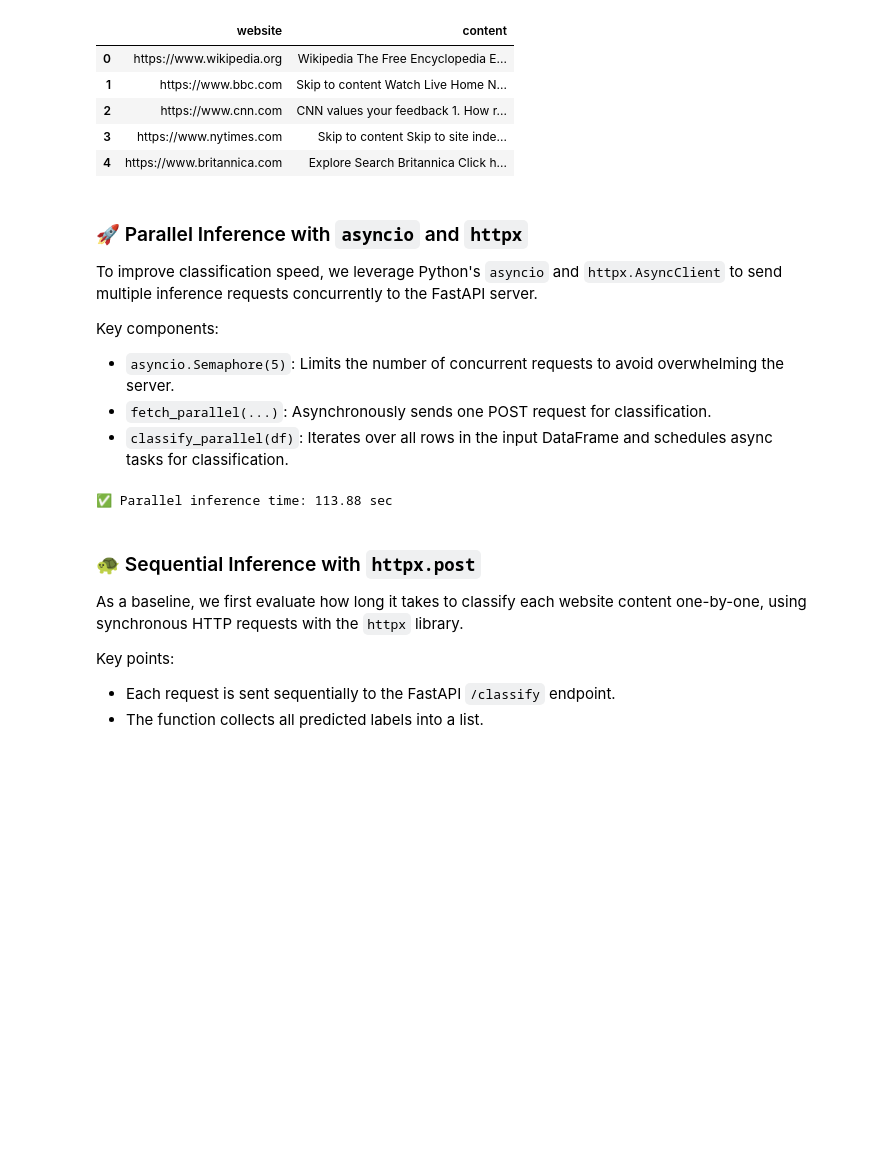
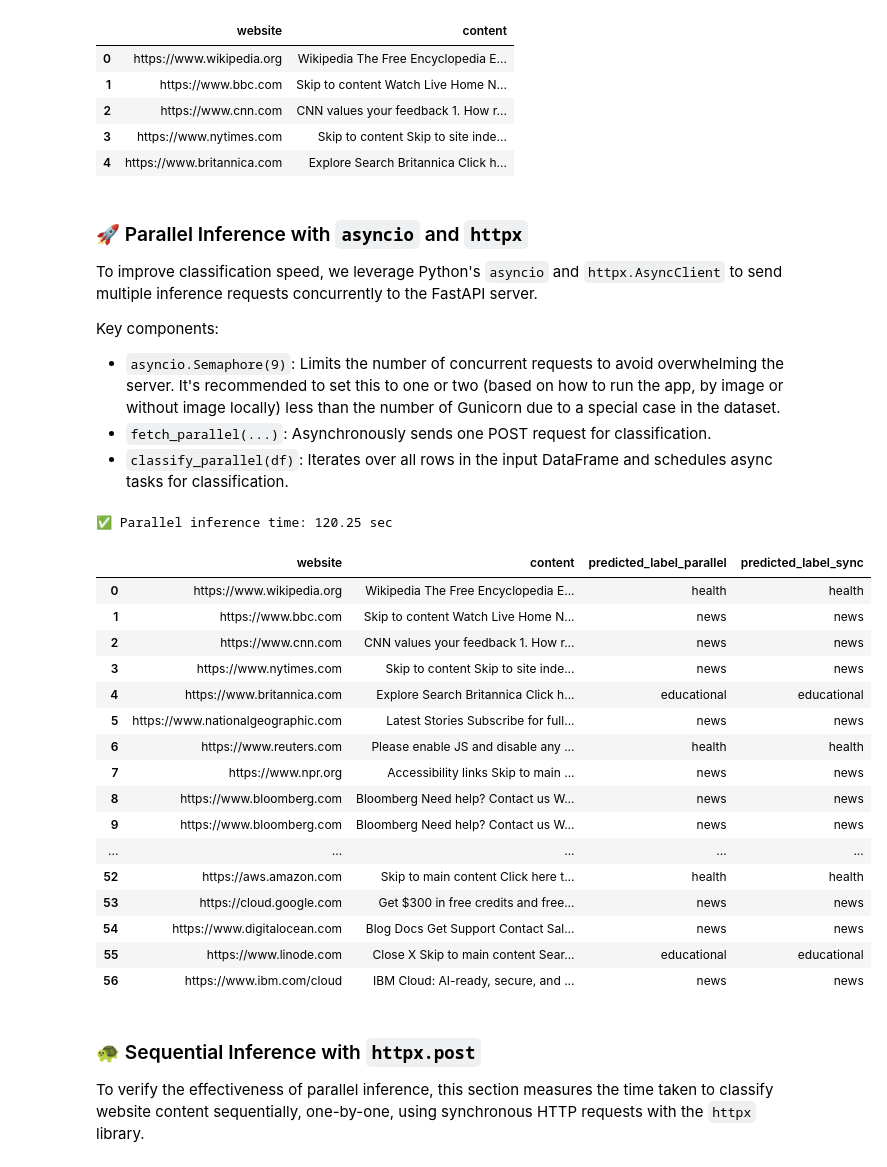
Before and after one commit to HosseinDvz/Lemay, a Jupyter notebook: parallel_inference_demo.ipynb, the cells around one changed output. Saved outputs shown, nothing was run; the diff lists cells and outputs as text; code cells hidden in the pictures; blank space fills up the shorter version.

```diff
--- a/parallel_inference_demo.ipynb
+++ b/parallel_inference_demo.ipynb
@@ -26,48 +34,62 @@ Total records loaded: 57
 To improve classification speed, we leverage Python's `asyncio` and `httpx.AsyncClient` to send multiple inference requests concurrently to the FastAPI server.
 
 Key components:
-- `asyncio.Semaphore(5)`: Limits the number of concurrent requests to avoid overwhelming the server.
+- `asyncio.Semaphore(9)`: Limits the number of concurrent requests to avoid overwhelming the server. It's recommended to set this to one or two (based on how to run the app, by image or without image locally) less than the number of Gunicorn due to a special case in the dataset.
 - `fetch_parallel(...)`: Asynchronously sends one POST request for classification.
 - `classify_parallel(df)`: Iterates over all rows in the input DataFrame and schedules async tasks for classification.
 # %%
 import httpx
 import asyncio
 import nest_asyncio
 import time
 
 nest_asyncio.apply()
 API_URL = "http://localhost:8000/classify"
-semaphore = asyncio.Semaphore(5)
+semaphore = asyncio.Semaphore(3)
 
 async def fetch_parallel(session, website, content):
     async with semaphore:
         try:
             response = await session.post(API_URL, json={"website": website, "content": content}, timeout=15.0)
             return response.json().get("label", "error")
         except Exception:
             return "error"
 
 async def classify_parallel(df):
     async with httpx.AsyncClient() as session:
         tasks = [fetch_parallel(session, row["website"], row["content"]) for _, row in df.iterrows()]
         return await asyncio.gather(*tasks)
 
 # ⏱️ Time parallel run
 start = time.time()
 df["predicted_label_parallel"] = asyncio.run(classify_parallel(df))
 end = time.time()
 print(f"✅ Parallel inference time: {end - start:.2f} sec")
-df.tail(10)
+df
 # %% [output]
-✅ Parallel inference time: 113.88 sec
+✅ Parallel inference time: 120.25 sec
+|  | website | content | predicted_label_parallel | predicted_label_sync |
+| 0 | https://www.wikipedia.org | Wikipedia The Free Encyclopedia E... | health | health |
+| 1 | https://www.bbc.com | Skip to content Watch Live Home N... | news | news |
+| 2 | https://www.cnn.com | CNN values your feedback 1. How r... | news | news |
+| 3 | https://www.nytimes.com | Skip to content Skip to site inde... | news | news |
+| 4 | https://www.britannica.com | Explore Search Britannica Click h... | educational | educational |
+| 5 | https://www.nationalgeographic.com | Latest Stories Subscribe for full... | news | news |
+| 6 | https://www.reuters.com | Please enable JS and disable any ... | health | health |
+| 7 | https://www.npr.org | Accessibility links Skip to main ... | news | news |
+| 8 | https://www.bloomberg.com | Bloomberg Need help? Contact us W... | news | news |
+| 9 | https://www.bloomberg.com | Bloomberg Need help? Contact us W... | news | news |
+| ... | ... | ... | ... | ... |
+| 52 | https://aws.amazon.com | Skip to main content Click here t... | health | health |
+| 53 | https://cloud.google.com | Get $300 in free credits and free... | news | news |
+| 54 | https://www.digitalocean.com | Blog Docs Get Support Contact Sal... | news | news |
+| 55 | https://www.linode.com | Close X Skip to main content Sear... | educational | educational |
+| 56 | https://www.ibm.com/cloud | IBM Cloud: AI-ready, secure, and ... | news | news |
 # %% [markdown]
 ### 🐢 Sequential Inference with `httpx.post`
 
-As a baseline, we first evaluate how long it takes to classify each website content one-by-one, using synchronous HTTP requests with the `httpx` library.
-
-Key points:
-- Each request is sent sequentially to the FastAPI `/classify` endpoint.
-- The function collects all predicted labels into a list.
+To verify the effectiveness of parallel inference, this section measures the time taken to classify website content sequentially, one-by-one,
+using synchronous HTTP requests with the `httpx` library.
 # %%
 def classify_sync(df):
     labels = []
```
Also changed, not shown: parts of 6 cells of this notebook, 7 other files.
